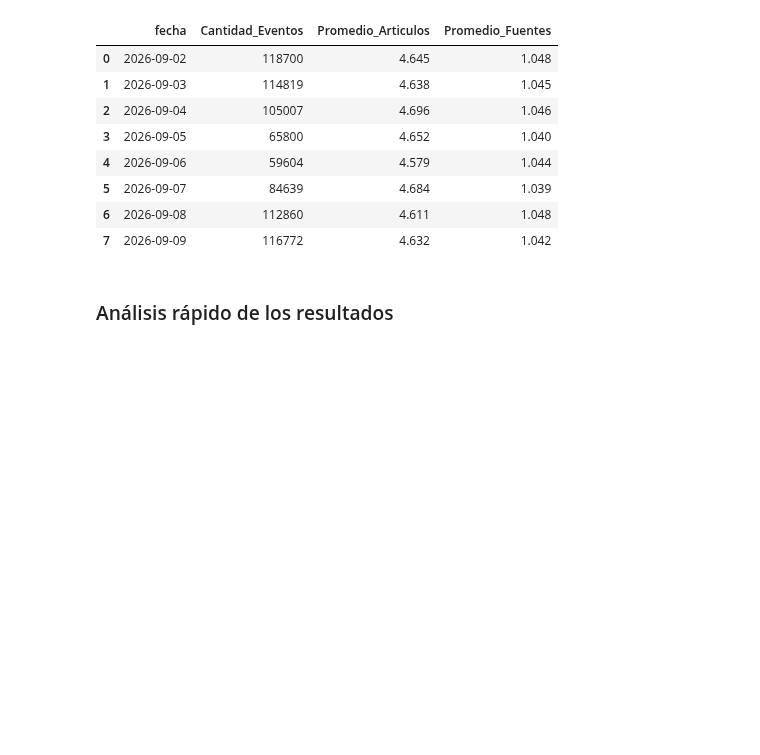
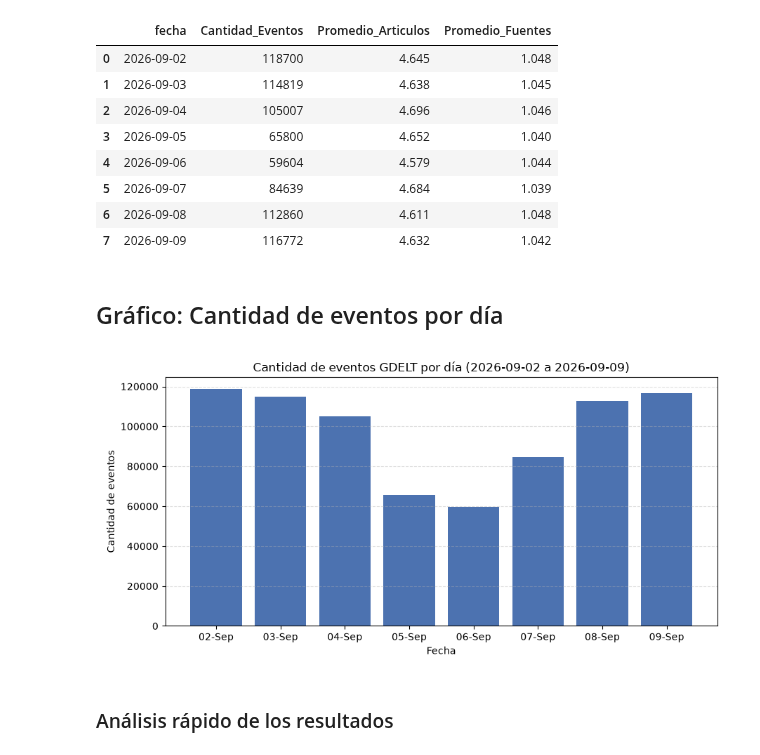
Before and after one commit to aylinavch/ITBA-Introduccion-Ingenieria-de-Datos, a Jupyter notebook: TP1.ipynb, the cells around one changed output. Cells and saved outputs as stored; diff of their text form; code cells hidden in the pictures; blank space fills up the shorter version.

Commit message:
Agrego gráfico de cantidad de eventos por día

```diff
--- a/TP1.ipynb
+++ b/TP1.ipynb
@@ -228,6 +228,21 @@ resumen
 | 5 | 2026-09-07 | 84639 | 4.684 | 1.039 |
 | 6 | 2026-09-08 | 112860 | 4.611 | 1.048 |
 | 7 | 2026-09-09 | 116772 | 4.632 | 1.042 |
+# %% [markdown]
+## Gráfico: Cantidad de eventos por día
+# %%
+import matplotlib.pyplot as plt
+
+fig, ax = plt.subplots(figsize=(9, 4.5))
+ax.bar(resumen["fecha"].astype(str), resumen["Cantidad_Eventos"], color="#4C72B0")
+ax.set_title("Cantidad de eventos GDELT por día (2026-09-02 a 2026-09-09)")
+ax.set_xlabel("Fecha")
+ax.set_ylabel("Cantidad de eventos")
+ax.grid(axis="y", linestyle="--", alpha=0.4)
+fig.tight_layout()
+plt.show()
+# %% [output]
+[figure, added]
 # %% [markdown]
 ### Análisis rápido de los resultados
 # %%
```
Also changed, not shown: 1 other file.
